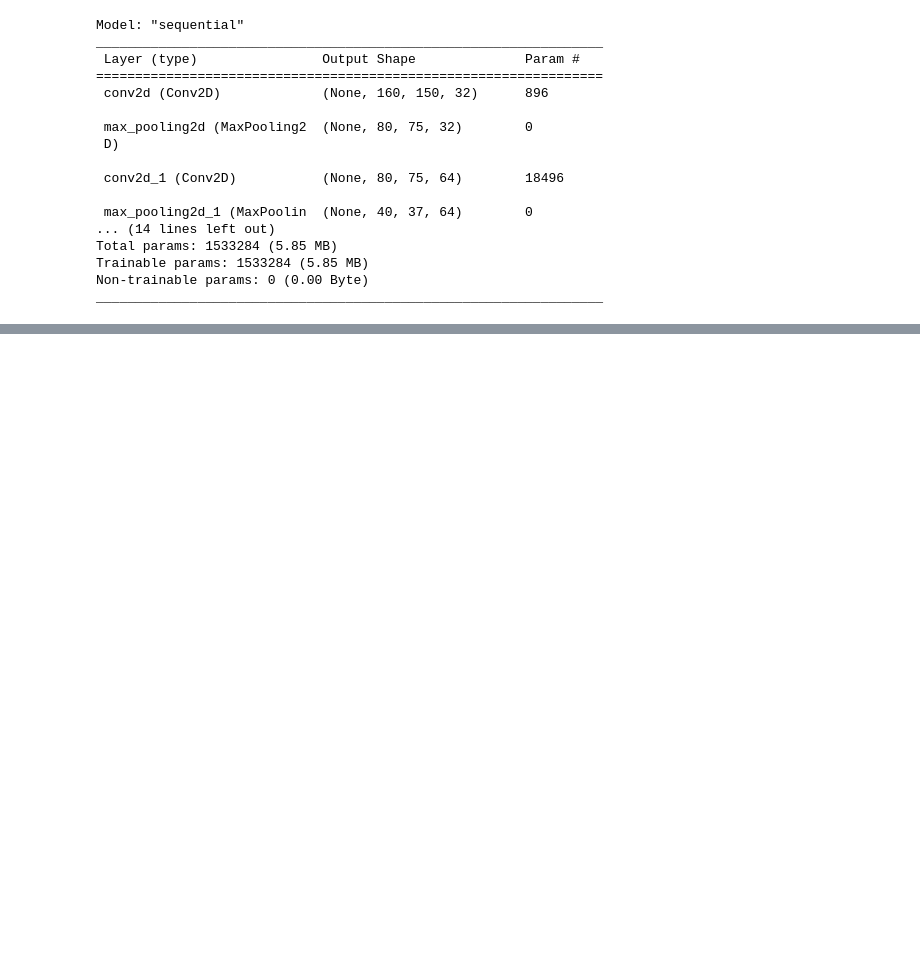
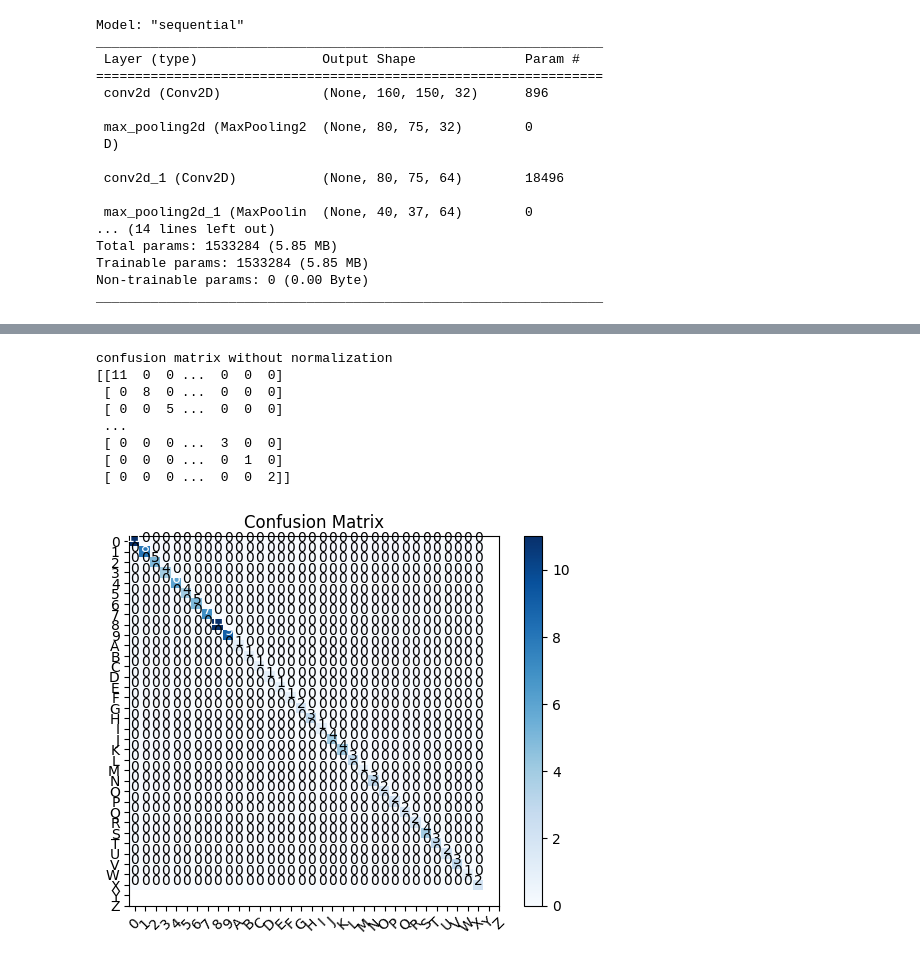
Before and after one commit to mmshakourig/ENPH353_LAB6, a Jupyter notebook: src/cnn.ipynb, the cells around one changed output, grey strips where cells are left out. Cells and saved outputs as stored; diff of their text form; code cells hidden in the pictures; blank space fills up the shorter version.

```diff
--- a/src/cnn.ipynb
+++ b/src/cnn.ipynb
@@ -121,0 +203,2 @@ cnn_model.save('cnn_model_sequential_1.keras')
+# %%
+prediction = trained_cnn.predict(x=predict_xs, verbose=2, steps=1)
@@ -121,0 +210,6 @@ cnn_model.save('cnn_model_sequential_1.keras')
+# %%
+# Classify predictions
+actual_labels = np.array([predict_ds[i][1][0] for i in range(len(predict_ds))])
+print(actual_labels)
+prediction_labels = np.argmax(prediction, axis=1)
+print(prediction_labels)
@@ -121,0 +227,37 @@ cnn_model.save('cnn_model_sequential_1.keras')
+# %%
+def plot_cm(cm, classes, normalize=False, title='Confusion Matrix'):
+
+    plt.imshow(cm, interpolation='nearest', cmap=plt.cm.Blues)
+    plt.title(title)
+    plt.colorbar()
+
+    tick_marks = np.arange(len(classes))
+    plt.xticks(tick_marks, classes, rotation=45)
+    plt.yticks(tick_marks, classes)
+
+    if normalize:
+        cm = np.around(cm.astype('float') / cm.sum(axis=1)[:, np.newaxis], decimals=2)
+        print("normalize confusion matrix")
+    else:
+        print("confusion matrix without normalization")
+
+    print(cm)
+
+    thresh = cm.max() / 2.
+    for i, j in itertools.product(range(cm.shape[0]), range(cm.shape[1])):
+        plt.text(j, i, cm[i, j], horizontalalignment='center',
+        color='white' if cm[i, j] > thresh else 'black')
+# %%
+cm = confusion_matrix(actual_labels, prediction_labels)
+cm_plot_labels = list(org.DataOrganizer.label_lst)
+plot_cm(cm=cm, classes=cm_plot_labels, title='Confusion Matrix')
+# %% [output]
+confusion matrix without normalization
+[[11  0  0 ...  0  0  0]
+ [ 0  8  0 ...  0  0  0]
+ [ 0  0  5 ...  0  0  0]
+ ...
+ [ 0  0  0 ...  3  0  0]
+ [ 0  0  0 ...  0  1  0]
+ [ 0  0  0 ...  0  0  2]]
+[figure, added]
```
Also changed, not shown: parts of 11 cells of this notebook.
